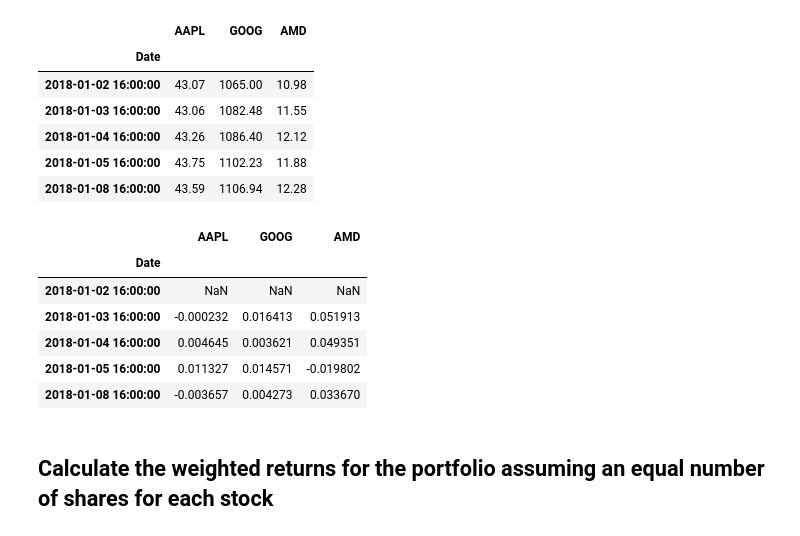
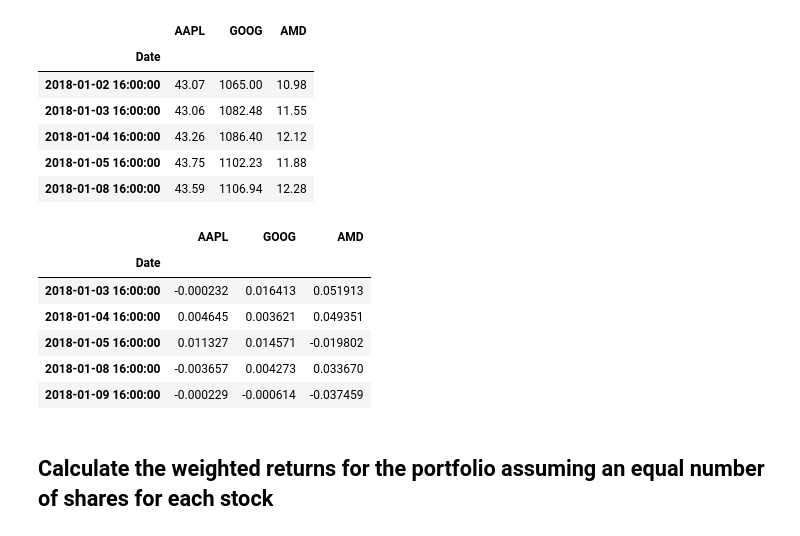
Before and after one commit to getjiggy/homework2, a Jupyter notebook: Starter_Code/whale_analysis.ipynb, the cells around one changed output. Cells and saved outputs as stored; diff of their text form; code cells hidden in the pictures.

```diff
--- a/Starter_Code/whale_analysis.ipynb
+++ b/Starter_Code/whale_analysis.ipynb
@@ -373,8 +373,8 @@ amd_df = pd.read_csv(path_amd, parse_dates=True, infer_datetime_format=True, ind
 amd_df = amd_df.rename(columns={'Close': 'AMD'})
 # %%
 # Combine all stocks in a single DataFrame
-comb_df = pd.concat([aapl_df, goog_df, amd_df], join='inner', axis='columns')
-comb_df.head()
+comb_df_pers = pd.concat([aapl_df, goog_df, amd_df], join='inner', axis='columns')
+comb_df_pers.head()
 # %% [output]
 |  | AAPL | GOOG | AMD |
 | Date |  |  |  |
@@ -389,19 +389,19 @@ comb_df.head()
 # Reorganize portfolio data by having a column per symbol
 # %%
 # Calculate daily returns
-comb_df_daily = comb_df.pct_change()
+comb_df_daily = comb_df_pers.pct_change()
 # Drop NAs
-comb_df_daily.dropna(i)
+comb_df_daily.dropna(inplace=True)
 # Display sample data
 comb_df_daily.head()
 # %% [output]
 |  | AAPL | GOOG | AMD |
 | Date |  |  |  |
-| 2018-01-02 16:00:00 | NaN | NaN | NaN |
 | 2018-01-03 16:00:00 | -0.000232 | 0.016413 | 0.051913 |
 | 2018-01-04 16:00:00 | 0.004645 | 0.003621 | 0.049351 |
 | 2018-01-05 16:00:00 | 0.011327 | 0.014571 | -0.019802 |
 | 2018-01-08 16:00:00 | -0.003657 | 0.004273 | 0.033670 |
+| 2018-01-09 16:00:00 | -0.000229 | -0.000614 | -0.037459 |
 # %% [markdown]
 ## Calculate the weighted returns for the portfolio assuming an equal number of shares for each stock
 # %%
```
Also changed, not shown: parts of 3 cells of this notebook.
